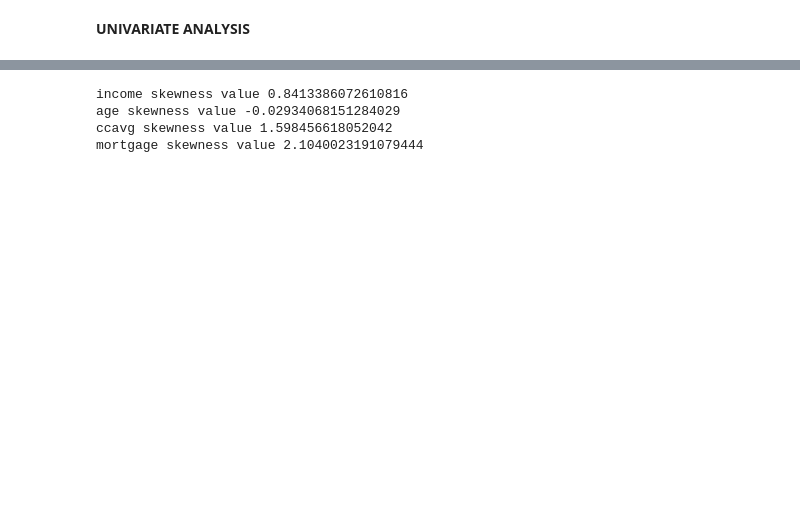
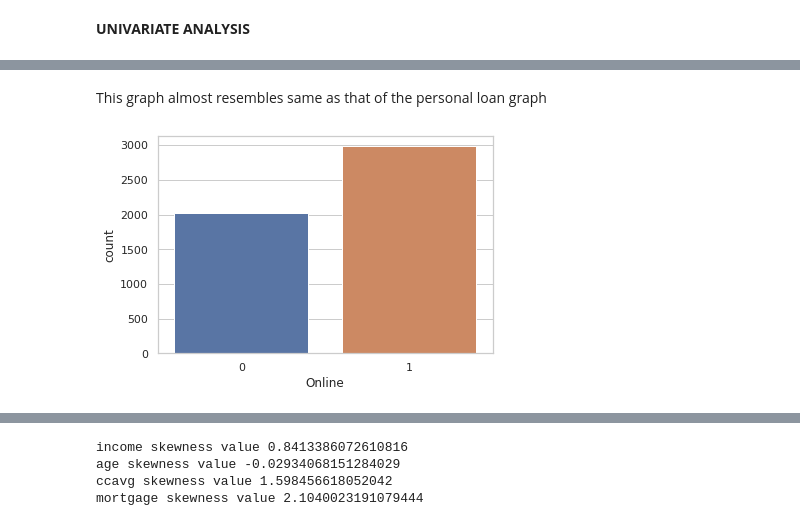
Before and after one commit to savika10/ML--classification, a Jupyter notebook: Marketing_campaign_for_Banking_products.ipynb, the cells around one changed output, grey strips where cells are left out. Cells and saved outputs as stored; diff of their text form; code cells hidden in the pictures; blank space fills up the shorter version.

```diff
--- a/Marketing_campaign_for_Banking_products.ipynb
+++ b/Marketing_campaign_for_Banking_products.ipynb
@@ -300,0 +330,7 @@ Name: Online, dtype: int64
+# %% [markdown]
+This graph almost resembles same as that of the personal loan graph
+# %%
+sns.set_style("whitegrid")
+sns.countplot(df['Online']);
+# %% [output]
+[figure, added]
```
Also changed, not shown: parts of 142 cells of this notebook.
